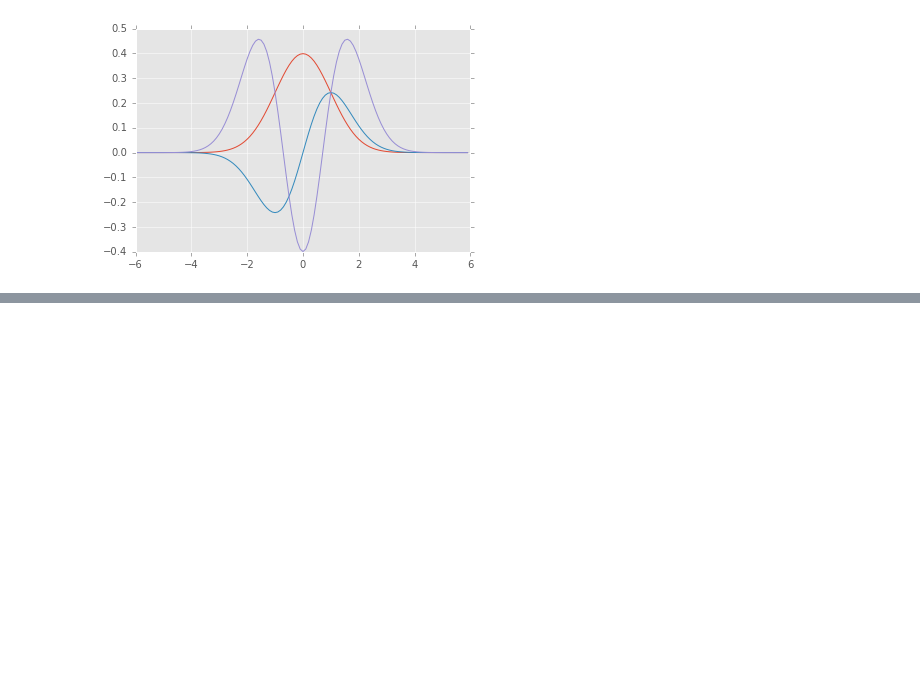
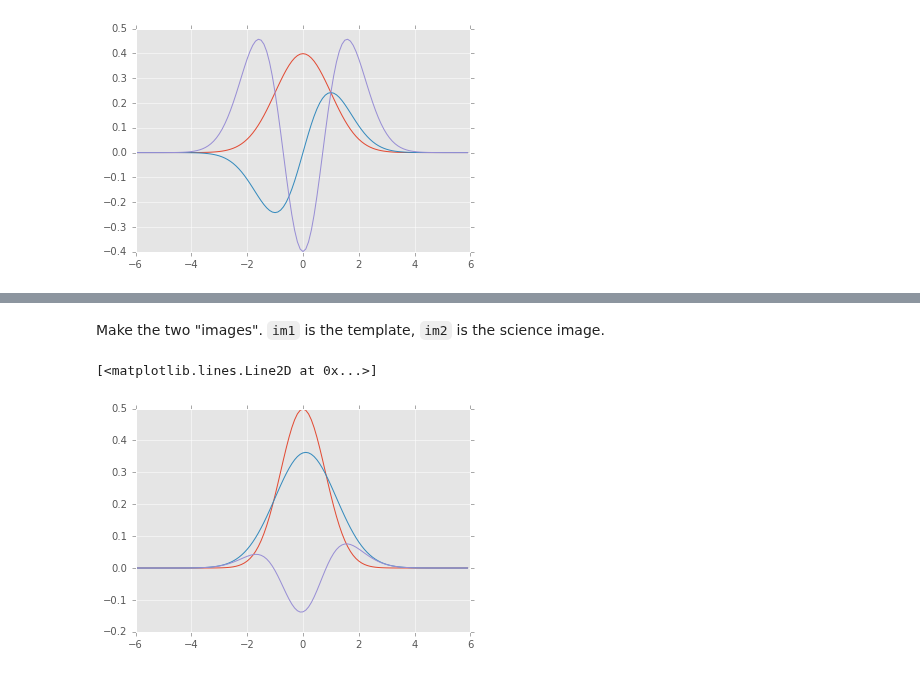
Before and after one commit to lsst-dm/diffimTests, a Jupyter notebook: 3. trial implementation of AL in 1D.ipynb, the cells around one changed output, grey strips where cells are left out. Drawn from its saved outputs; the diff is of its cells as text; code cells hidden in the pictures; blank space fills up the shorter version.

```diff
--- a/3. trial implementation of AL in 1D.ipynb
+++ b/3. trial implementation of AL in 1D.ipynb
@@ -58,0 +92,9 @@ plt.plot(x, gh2)
+# %% [markdown]
+Make the two "images". `im1` is the template, `im2` is the science image.
+# %%
+im1 = gaussian(x, m=0.0, s=0.8)  # template
+im2 = gaussian(x, m=0.1, s=1.1)  # science image; include a slight registration error
+plt.plot(x, im1); plt.plot(x, im2); plt.plot(x, im2-im1)
+# %% [output]
+[<matplotlib.lines.Line2D at 0x...>]
+[figure, added]
```
Also changed, not shown: parts of 12 cells of this notebook.
